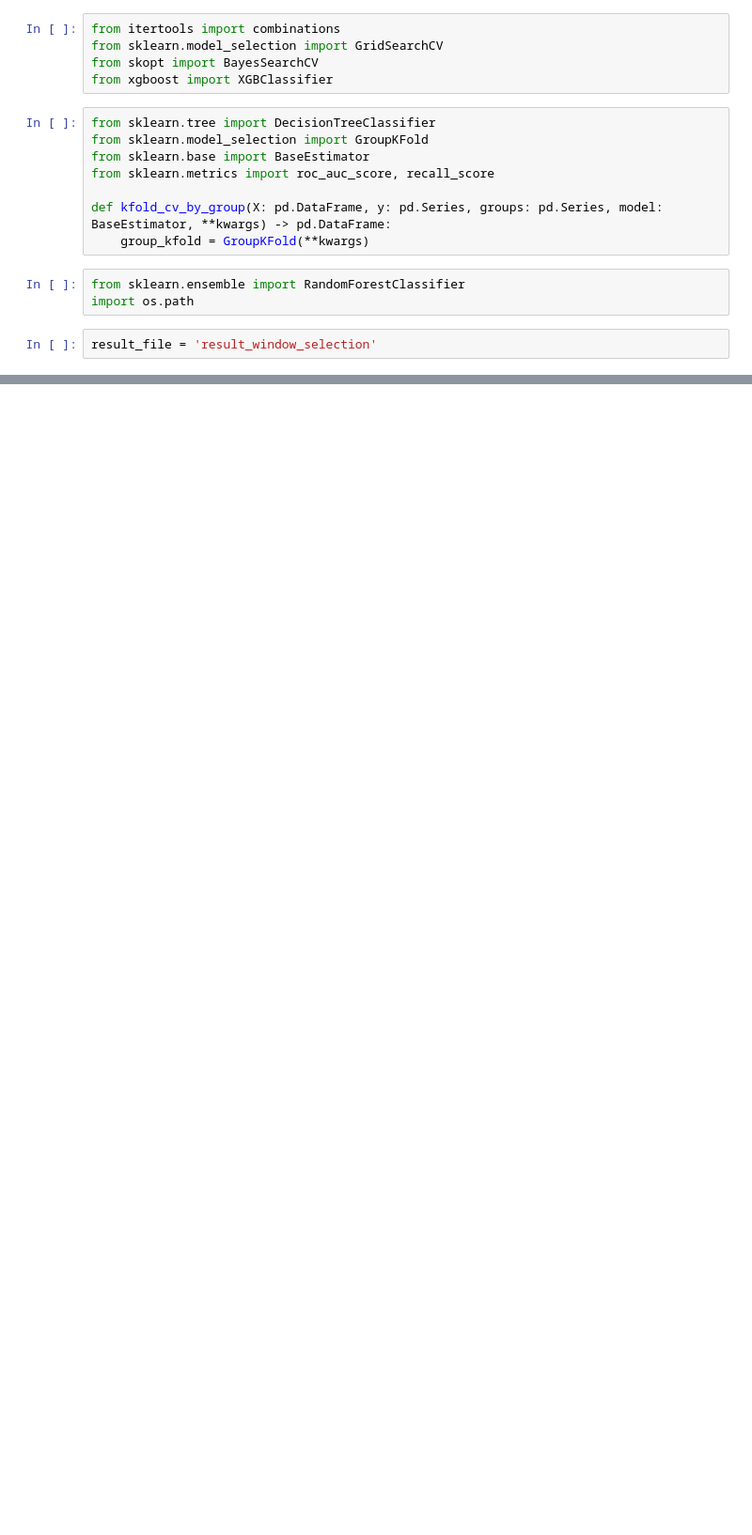
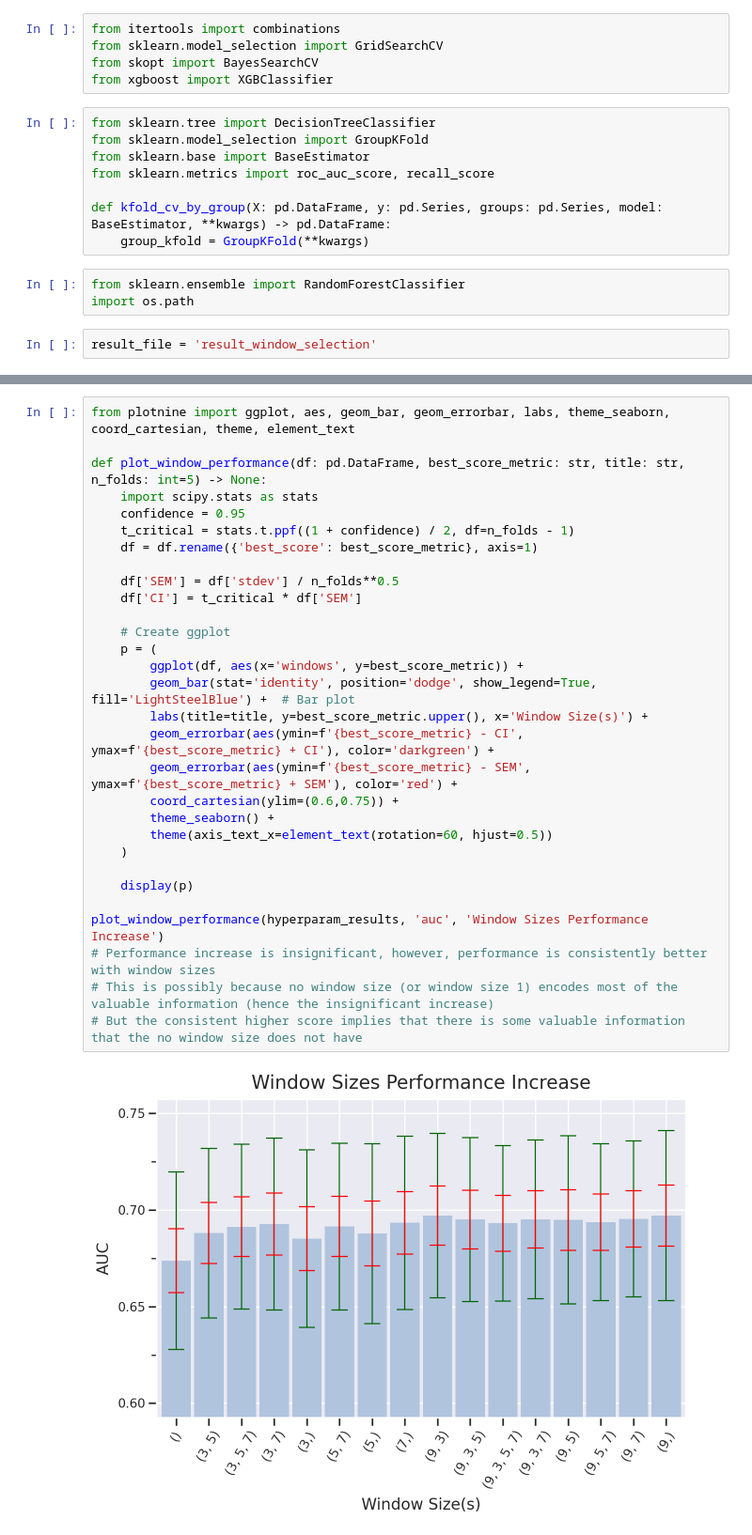
Before and after one commit to LuminousCodeGH/scientific-machine-learning-project, a Jupyter notebook: random_forest_window_experiment.ipynb, the cells around one changed output, grey strips where cells are left out. Shown at 94% size. Saved outputs shown, nothing was run; the diff lists cells and outputs as text; blank space fills up the shorter version.

Commit message:
Plot statistics for window experiment

```diff
--- a/random_forest_window_experiment.ipynb
+++ b/random_forest_window_experiment.ipynb
@@ -116,0 +137,32 @@ Running selection=(3, 5)
+# %%
+from plotnine import ggplot, aes, geom_bar, geom_errorbar, labs, theme_seaborn, coord_cartesian, theme, element_text
+
+def plot_window_performance(df: pd.DataFrame, best_score_metric: str, title: str, n_folds: int=5) -> None:
+	import scipy.stats as stats
+	confidence = 0.95
+	t_critical = stats.t.ppf((1 + confidence) / 2, df=n_folds - 1)
+	df = df.rename({'best_score': best_score_metric}, axis=1)
+
+	df['SEM'] = df['stdev'] / n_folds**0.5
+	df['CI'] = t_critical * df['SEM']
+
+	# Create ggplot
+	p = (
+		ggplot(df, aes(x='windows', y=best_score_metric)) +
+		geom_bar(stat='identity', position='dodge', show_legend=True, fill='LightSteelBlue') +  # Bar plot
+		labs(title=title, y=best_score_metric.upper(), x='Window Size(s)') +
+		geom_errorbar(aes(ymin=f'{best_score_metric} - CI', ymax=f'{best_score_metric} + CI'), color='darkgreen') +
+		geom_errorbar(aes(ymin=f'{best_score_metric} - SEM', ymax=f'{best_score_metric} + SEM'), color='red') +
+		coord_cartesian(ylim=(0.6,0.75)) +
+		theme_seaborn() +
+		theme(axis_text_x=element_text(rotation=60, hjust=0.5))
+	)
+
+	display(p)
+
+plot_window_performance(hyperparam_results, 'auc', 'Window Sizes Performance Increase')
+# Performance increase is insignificant, however, performance is consistently better with window sizes
+# This is possibly because no window size (or window size 1) encodes most of the valuable information (hence the insignificant increase)
+# But the consistent higher score implies that there is some valuable information that the no window size does not have
+# %% [output]
+[figure, added]
```
Also changed, not shown: parts of 2 cells of this notebook.
